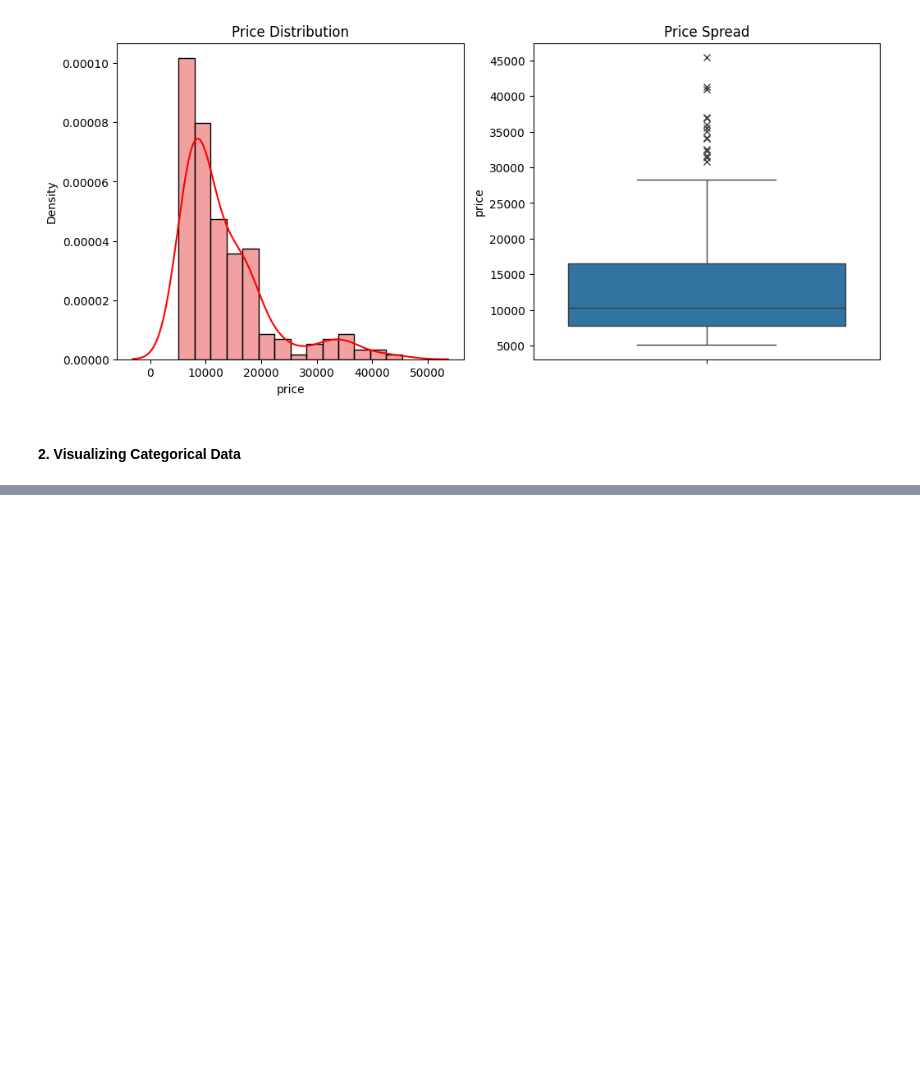
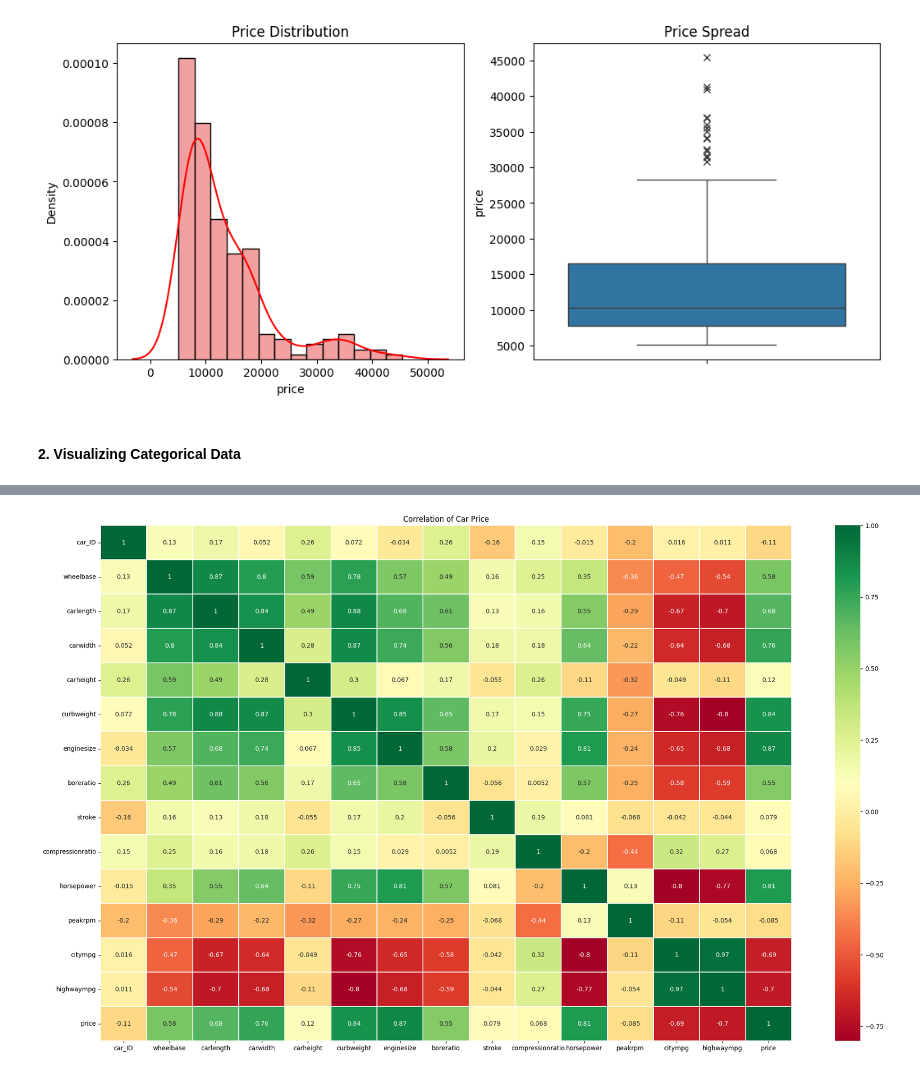
Before and after one commit to t1pen/MeXEE402_Midterms_StephenGabrielAlojado_JairusSunga, a Jupyter notebook: Linear Regression/CarPrice_Linear_Regression.ipynb, the cells around one changed output, grey strips where cells are left out. Saved outputs shown, nothing was run; the diff lists cells and outputs as text; code cells hidden in the pictures; blank space fills up the shorter version.

```diff
--- a/Linear Regression/CarPrice_Linear_Regression.ipynb
+++ b/Linear Regression/CarPrice_Linear_Regression.ipynb
@@ -261,0 +337,8 @@ Index(['CompanyName', 'symboling', 'fueltype', 'aspiration', 'doornumber',
+# %%
+data_corr=cars.select_dtypes(include=['int64','float64']).corr()
+plt.figure(figsize=(25,15))
+sns.heatmap(data_corr,annot=True,cmap='RdYlGn', linewidths=0.01)
+plt.title('Correlation of Car Price')
+plt.show()
+# %% [output]
+[figure, added]
```
Also changed, not shown: parts of 9 cells of this notebook.
